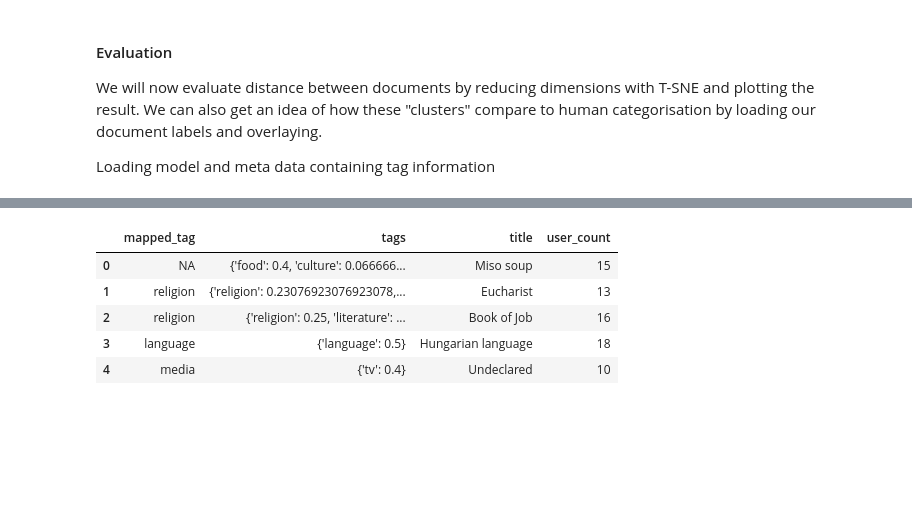
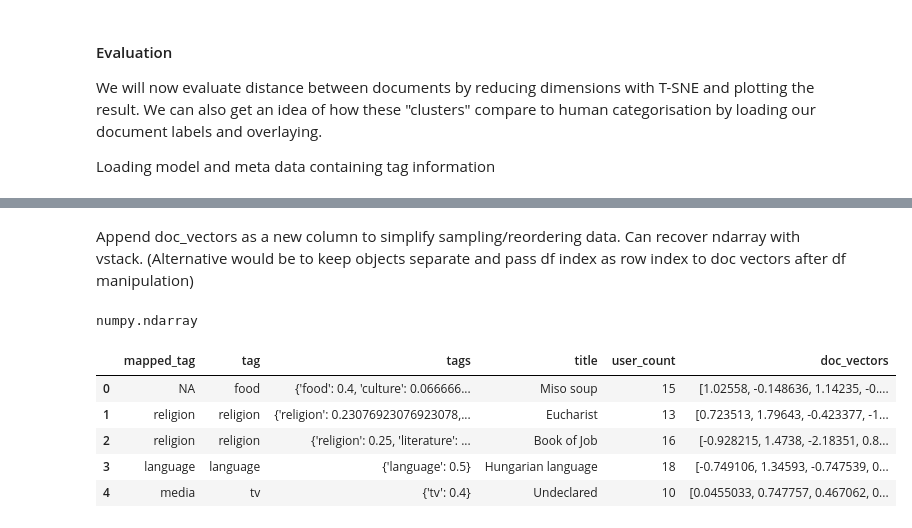
Before and after one commit to david-macleod/wiki10, a Jupyter notebook: 03_doc2vec-evaluate.ipynb, the cells around one changed output, grey strips where cells are left out. Drawn from its saved outputs; the diff is of its cells as text; code cells hidden in the pictures; blank space fills up the shorter version.

```diff
--- a/03_doc2vec-evaluate.ipynb
+++ b/03_doc2vec-evaluate.ipynb
@@ -44,13 +47,21 @@ Create DataFrame from meta dictionary containing
 # %%
 meta_records = [tags[doc_id] for doc_id in model.docvecs.offset2doctag]
 # %%
-meta_df = pd.DataFrame.from_records(meta_records)
+df = pd.DataFrame.from_records(meta_records)
+# %% [markdown]
+Append doc_vectors as a new column to simplify sampling/reordering data. Can recover ndarray with vstack. (Alternative would be to keep objects separate and pass df index as row index to doc vectors after df manipulation)
+# %%
+df['doc_vectors'] = list(model.docvecs.doctag_syn0)
+# %%
+type(df.doc_vectors[0])
+# %% [output]
+numpy.ndarray
 # %%
-meta_df.head()
+df.head()
 # %% [output]
-|  | mapped_tag | tags | title | user_count |
-| 0 | NA | {'food': 0.4, 'culture': 0.066666... | Miso soup | 15 |
-| 1 | religion | {'religion': 0.23076923076923078,... | Eucharist | 13 |
-| 2 | religion | {'religion': 0.25, 'literature': ... | Book of Job | 16 |
-| 3 | language | {'language': 0.5} | Hungarian language | 18 |
-| 4 | media | {'tv': 0.4} | Undeclared | 10 |
+|  | mapped_tag | tag | tags | title | user_count | doc_vectors |
+| 0 | NA | food | {'food': 0.4, 'culture': 0.066666... | Miso soup | 15 | [1.02558, -0.148636, 1.14235, -0.... |
+| 1 | religion | religion | {'religion': 0.23076923076923078,... | Eucharist | 13 | [0.723513, 1.79643, -0.423377, -1... |
+| 2 | religion | religion | {'religion': 0.25, 'literature': ... | Book of Job | 16 | [-0.928215, 1.4738, -2.18351, 0.8... |
+| 3 | language | language | {'language': 0.5} | Hungarian language | 18 | [-0.749106, 1.34593, -0.747539, 0... |
+| 4 | media | tv | {'tv': 0.4} | Undeclared | 10 | [0.0455033, 0.747757, 0.467062, 0... |
```
Also changed, not shown: parts of 27 cells of this notebook, 1 other file.
